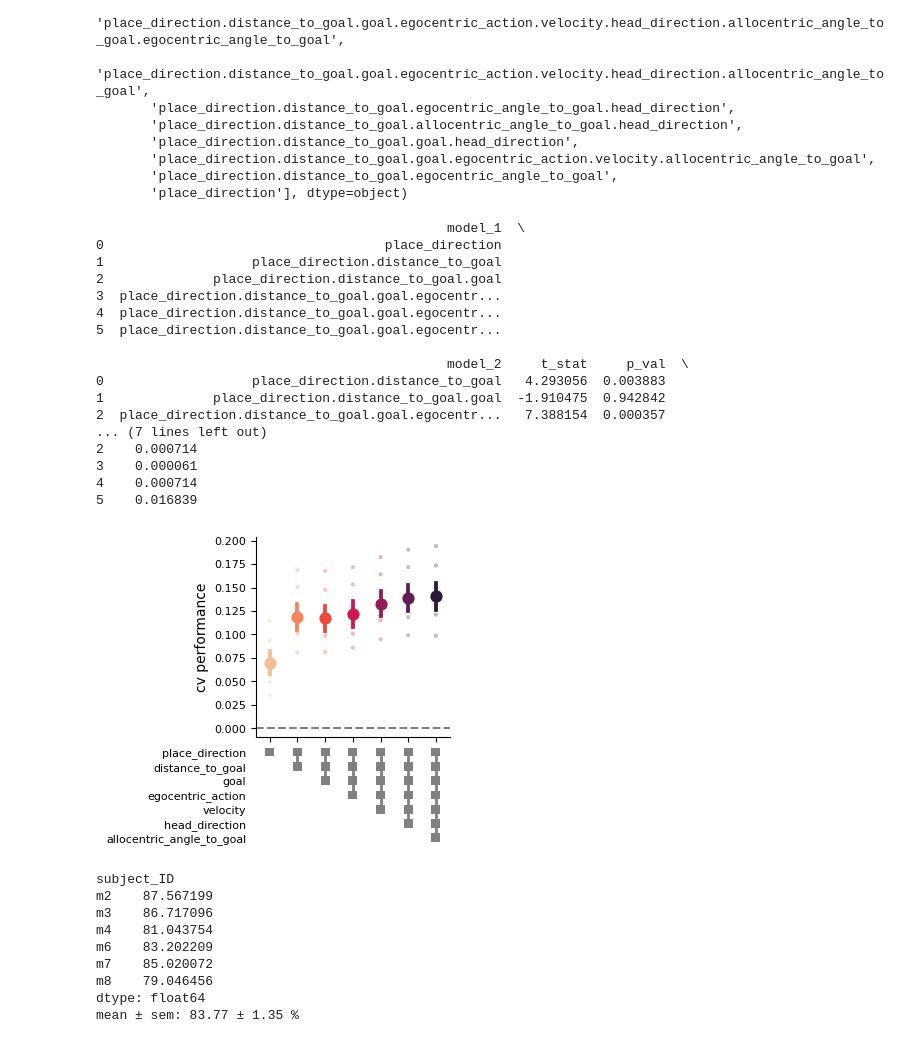
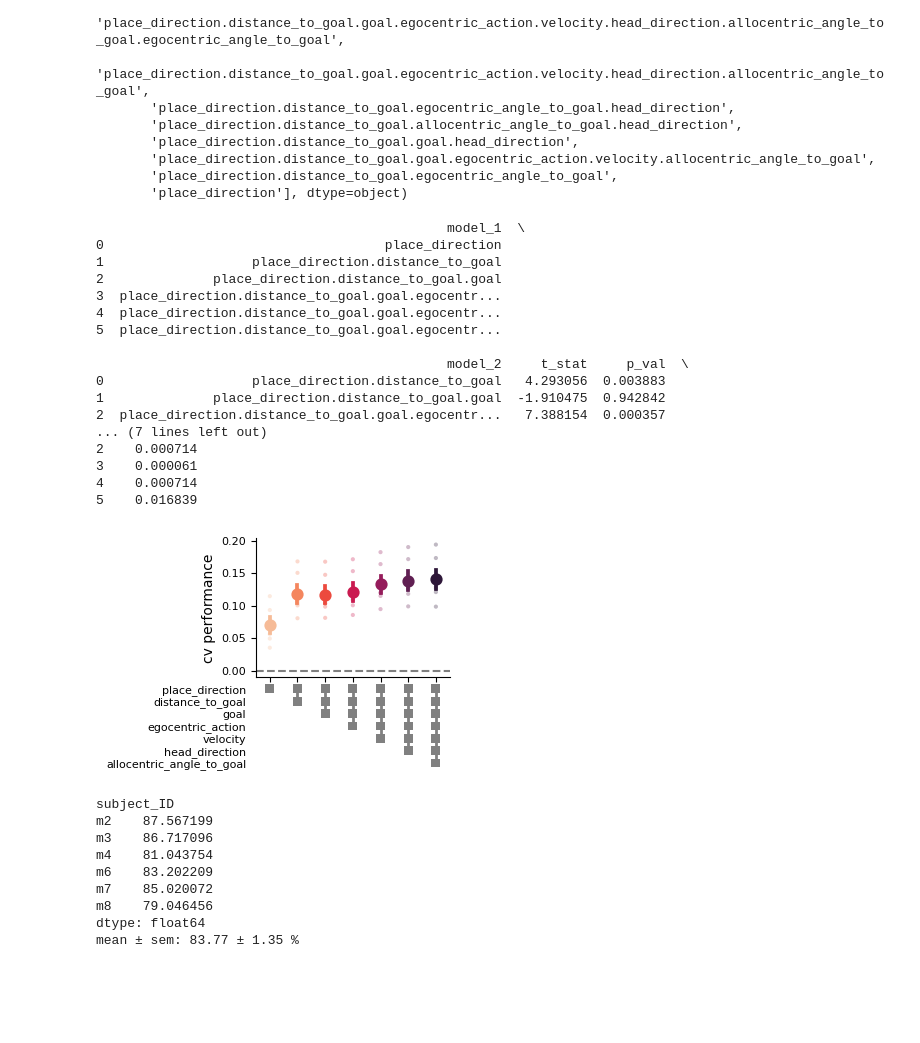
Before and after one commit to peterdoohan/GridMaze-mFC, a Jupyter notebook: Notebooks/6.neGLM.ipynb, the cells around one changed output. Saved outputs shown, nothing was run; the diff lists cells and outputs as text; code cells hidden in the pictures; blank space fills up the shorter version.

```diff
--- a/Notebooks/6.neGLM.ipynb
+++ b/Notebooks/6.neGLM.ipynb
@@ -180,7 +181,7 @@ array(['place_direction.distance_to_goal.goal.egocentric_action.velocity',
        'place_direction'], dtype=object)
 # %%
 reload(mc)
-f, axes = plt.subplots(2, 1, figsize=(2.5, 4), gridspec_kw={"height_ratios": [4, 2], "hspace": 0.05})
+f, axes = plt.subplots(2, 1, figsize=(2.5, 3), gridspec_kw={"height_ratios": [4, 2.5], "hspace": 0.05})
 mc.plot_other_feature_results(
     results_df,
     models=[
@@ -188,34 +189,34 @@ mc.plot_other_feature_results(
         "place_direction.distance_to_goal",
         "place_direction.distance_to_goal.goal",
         "place_direction.distance_to_goal.goal.egocentric_action",
         "place_direction.distance_to_goal.goal.egocentric_action.velocity",
         "place_direction.distance_to_goal.goal.egocentric_action.velocity.head_direction",
         "place_direction.distance_to_goal.goal.egocentric_action.velocity.head_direction.allocentric_angle_to_goal",
     ],
     plot_single_subjects=True,
     print_stats=True,
     axes=axes,
 )
 f.savefig(FIG_SAVE_PATH / "other_feature_results.pdf")
 # %% [output]
                                              model_1  \
 0                                    place_direction
 1                   place_direction.distance_to_goal
 2              place_direction.distance_to_goal.goal
 3  place_direction.distance_to_goal.goal.egocentr...
 4  place_direction.distance_to_goal.goal.egocentr...
 5  place_direction.distance_to_goal.goal.egocentr...
 
                                              model_2     t_stat     p_val  \
 0                   place_direction.distance_to_goal   4.293056  0.003883
 1              place_direction.distance_to_goal.goal  -1.910475  0.942842
 2  place_direction.distance_to_goal.goal.egocentr...   7.388154  0.000357
 ... (7 lines left out)
 2    0.000714
 3    0.000061
 4    0.000714
 5    0.016839
-[figure, old version]
+[figure, new version]
 # %%
 reload(mc)
 f, ax = plt.subplots(figsize=(2.5, 2.5))
```
Also changed, not shown: parts of 4 cells of this notebook, 1 other file.
